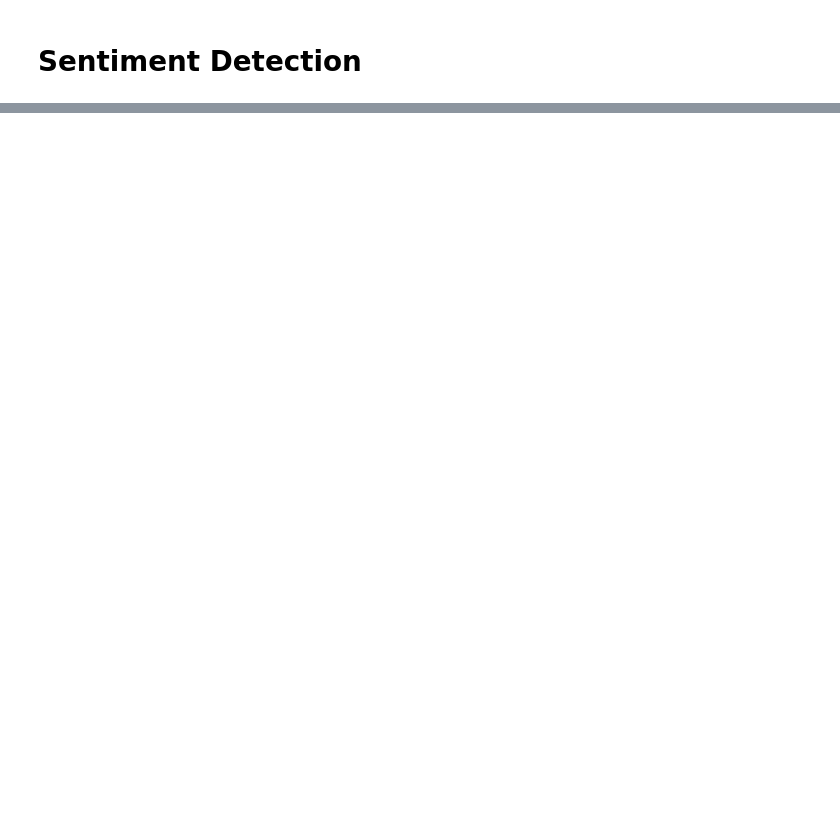
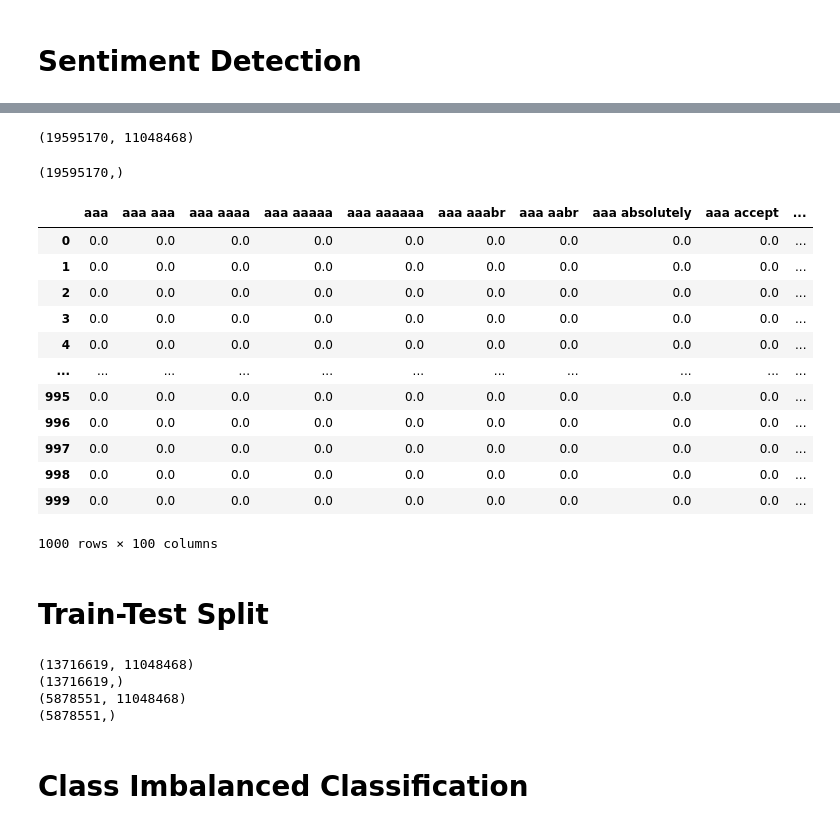
Before and after one commit to learninq/Master-Thesis-Sentiment-Analysis, a Jupyter notebook: 01.sentiment_analysis_dev.ipynb, the cells around one changed output, grey strips where cells are left out. Drawn from its saved outputs; the diff is of its cells as text; code cells hidden in the pictures; blank space fills up the shorter version.

```diff
--- a/01.sentiment_analysis_dev.ipynb
+++ b/01.sentiment_analysis_dev.ipynb
@@ -728,0 +761,7 @@ df.head(20)
+# %%
+# Initialise the TfidfVectorizer
+tfidf_vectorizer = TfidfVectorizer(max_df=0.95, min_df=2, stop_words="english", ngram_range=(1,2))
+# %%
+# Compute the TFIDF score
+%%time
+X = tfidf_vectorizer.fit_transform(df["review_lemmatized"])
@@ -728,0 +774,29 @@ df.head(20)
+# %%
+# Print shape of X
+X.shape
+# %% [output]
+(19595170, 11048468)
+# %%
+# Print shape of y
+y.shape
+# %% [output]
+(19595170,)
+# %%
+# Print features
+pd.DataFrame(X[:1000, :100].toarray(), columns = tfidf_vectorizer.get_feature_names_out()[:100])
+# %% [output]
+|  | aaa | aaa aaa | aaa aaaa | aaa aaaaa | aaa aaaaaa | aaa aaabr | aaa aabr | aaa absolutely | aaa accept | ... |
+| 0 | 0.0 | 0.0 | 0.0 | 0.0 | 0.0 | 0.0 | 0.0 | 0.0 | 0.0 | ... |
+| 1 | 0.0 | 0.0 | 0.0 | 0.0 | 0.0 | 0.0 | 0.0 | 0.0 | 0.0 | ... |
+| 2 | 0.0 | 0.0 | 0.0 | 0.0 | 0.0 | 0.0 | 0.0 | 0.0 | 0.0 | ... |
+| 3 | 0.0 | 0.0 | 0.0 | 0.0 | 0.0 | 0.0 | 0.0 | 0.0 | 0.0 | ... |
+| 4 | 0.0 | 0.0 | 0.0 | 0.0 | 0.0 | 0.0 | 0.0 | 0.0 | 0.0 | ... |
+| ... | ... | ... | ... | ... | ... | ... | ... | ... | ... | ... |
+| 995 | 0.0 | 0.0 | 0.0 | 0.0 | 0.0 | 0.0 | 0.0 | 0.0 | 0.0 | ... |
+| 996 | 0.0 | 0.0 | 0.0 | 0.0 | 0.0 | 0.0 | 0.0 | 0.0 | 0.0 | ... |
+| 997 | 0.0 | 0.0 | 0.0 | 0.0 | 0.0 | 0.0 | 0.0 | 0.0 | 0.0 | ... |
+| 998 | 0.0 | 0.0 | 0.0 | 0.0 | 0.0 | 0.0 | 0.0 | 0.0 | 0.0 | ... |
+| 999 | 0.0 | 0.0 | 0.0 | 0.0 | 0.0 | 0.0 | 0.0 | 0.0 | 0.0 | ... |
+1000 rows × 100 columns
+# %% [markdown]
+# Train-Test Split
@@ -728,0 +806,13 @@ df.head(20)
+# %%
+# Print shape of X_train, X_test, y_train, y_test
+print(X_train.shape)
+print(y_train.shape)
+print(X_test.shape)
+print(y_test.shape)
+# %% [output]
+(13716619, 11048468)
+(13716619,)
+(5878551, 11048468)
+(5878551,)
+# %% [markdown]
+# Class Imbalanced Classification
```
Also changed, not shown: parts of 30 cells of this notebook.
